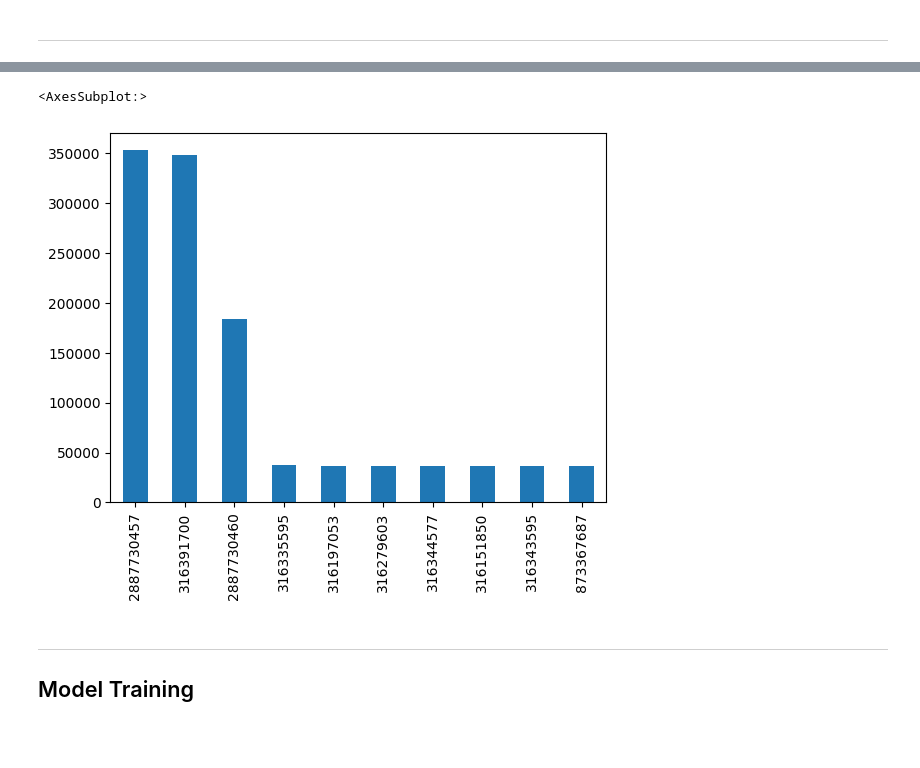
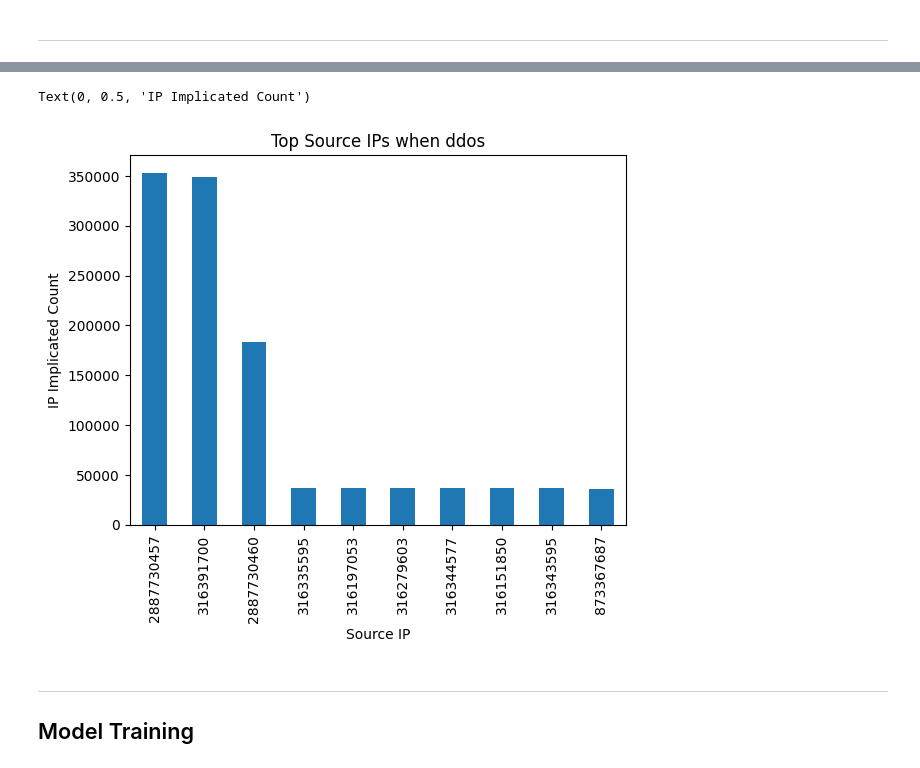
Before and after one commit to JeisonRobles/Data-Science, a Jupyter notebook: DDoS Classification/DDoS Prediction Model UnBalanced.ipynb, the cells around one changed output, grey strips where cells are left out. Drawn from its saved outputs; the diff is of its cells as text; code cells hidden in the pictures; blank space fills up the shorter version.

```diff
--- a/DDoS Classification/DDoS Prediction Model UnBalanced.ipynb
+++ b/DDoS Classification/DDoS Prediction Model UnBalanced.ipynb
@@ -356,8 +356,11 @@ data_2018[data_2018.Label == 'ddos']['Dst IP'].value_counts().nlargest(10).plot(
 # %%
 data_2018[data_2018.Label == 'ddos']['Src IP'].value_counts().nlargest(10).plot(kind='bar')
+plt.title('Top Source IPs when ddos')
+plt.xlabel('Source IP')
+plt.ylabel('IP Implicated Count')
 # %% [output]
-<AxesSubplot:>
+Text(0, 0.5, 'IP Implicated Count')
-[figure, old version]
+[figure, new version]
 # %% [markdown]
 ___
 ## Model Training
```
Also changed, not shown: parts of 6 cells of this notebook.
